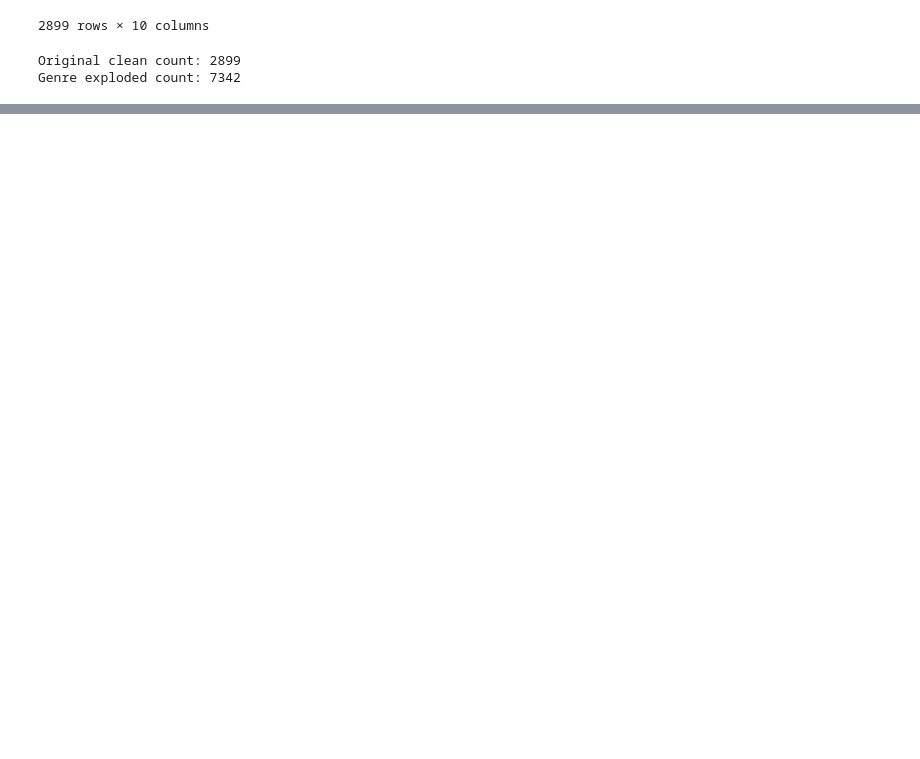
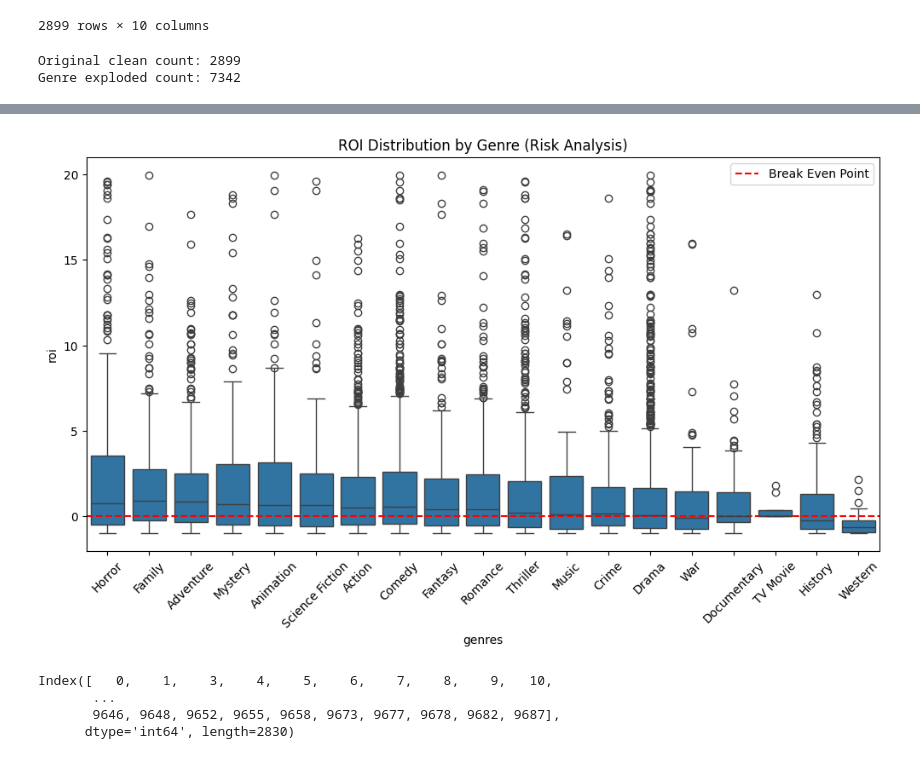
Before and after one commit to diegopetrola/moviedb-data-analysis, a Jupyter notebook: main.ipynb, the cells around one changed output, grey strips where cells are left out. Saved outputs shown, nothing was run; the diff lists cells and outputs as text; code cells hidden in the pictures; blank space fills up the shorter version.

```diff
--- a/main.ipynb
+++ b/main.ipynb
@@ -224,0 +285,7 @@ Name: roi, dtype: float64
+# %%
+genre_analysis = df_genres.groupby("genres")["roi"].agg(
+    ["mean", "median", "count", "std"]
+)
+genre_analysis = genre_analysis.sort_values(by="median", ascending=False)
+
+genre_analysis
@@ -224,0 +311,24 @@ Name: roi, dtype: float64
+# %%
+import seaborn as sns
+import matplotlib.pyplot as plt
+
+plt.figure(figsize=(12, 6))
+
+plot_data = df_genres[df_genres["roi"] < 20].reset_index(drop=True)
+
+sns.boxplot(x="genres", y="roi", data=plot_data, order=genre_analysis.index)
+
+plt.xticks(rotation=45)
+plt.title("ROI Distribution by Genre (Risk Analysis)")
+plt.axhline(0, color="red", linestyle="--", label="Break Even Point")
+plt.legend()
+plt.show()
+# %% [output]
+[figure, added]
+# %%
+plot_data.index.drop_duplicates()
+# %% [output]
+Index([   0,    1,    3,    4,    5,    6,    7,    8,    9,   10,
+       ...
+       9646, 9648, 9652, 9655, 9658, 9673, 9677, 9678, 9682, 9687],
+      dtype='int64', length=2830)
```
Also changed, not shown: parts of 8 cells of this notebook.
